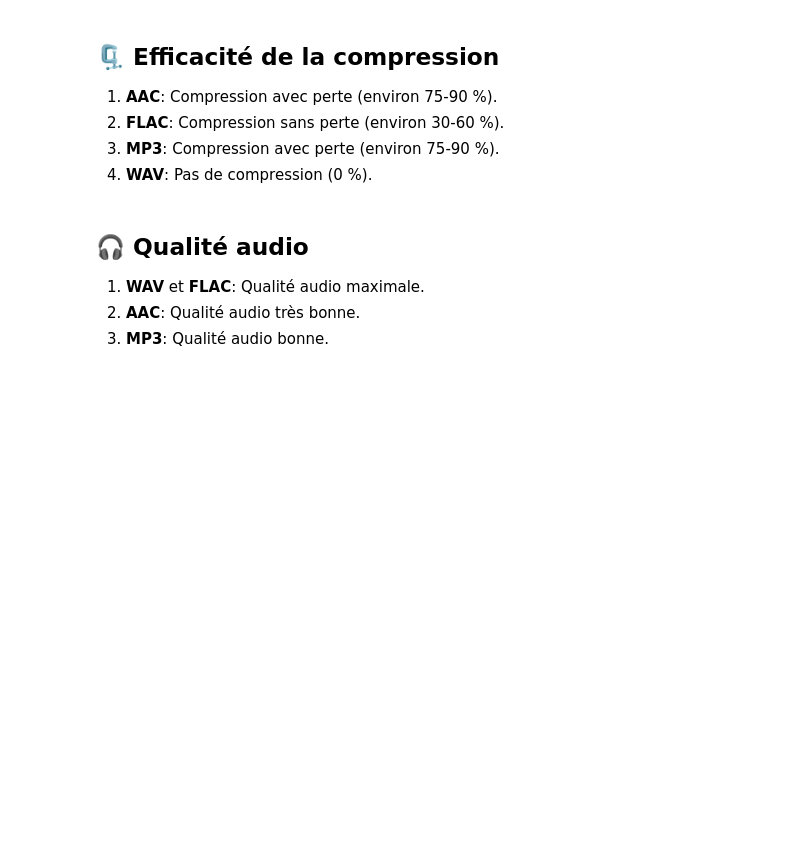
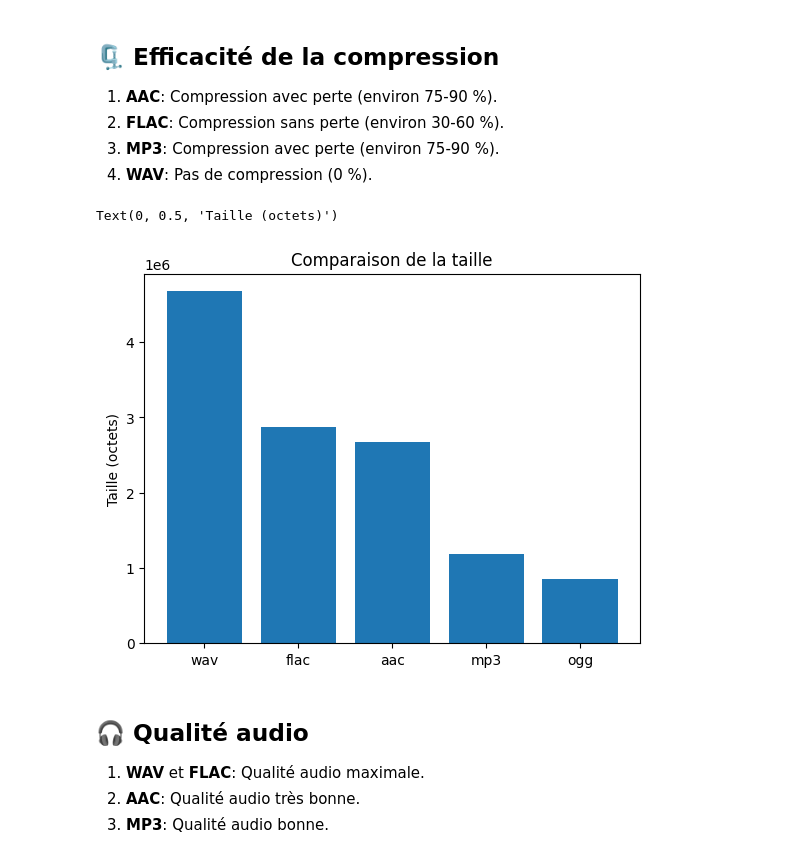
Before and after one commit to AlixANNERAUD/Free_lossless_audio_codec_presentation, a Jupyter notebook: Presentation.ipynb, the cells around one changed output. Drawn from its saved outputs; the diff is of its cells as text; code cells hidden in the pictures; blank space fills up the shorter version.

```diff
--- a/Presentation.ipynb
+++ b/Presentation.ipynb
@@ -275,3 +479,8 @@ Il y a également d'autres formats audio comme le WMA, OGG, etc. mais nous allon
+# %%
+out()
+# %% [output]
+Text(0, 0.5, 'Taille (octets)')
+[figure, added]
 # %% [markdown]
 ## 🎧 Qualité audio
 
```
Also changed, not shown: parts of 33 cells of this notebook.
